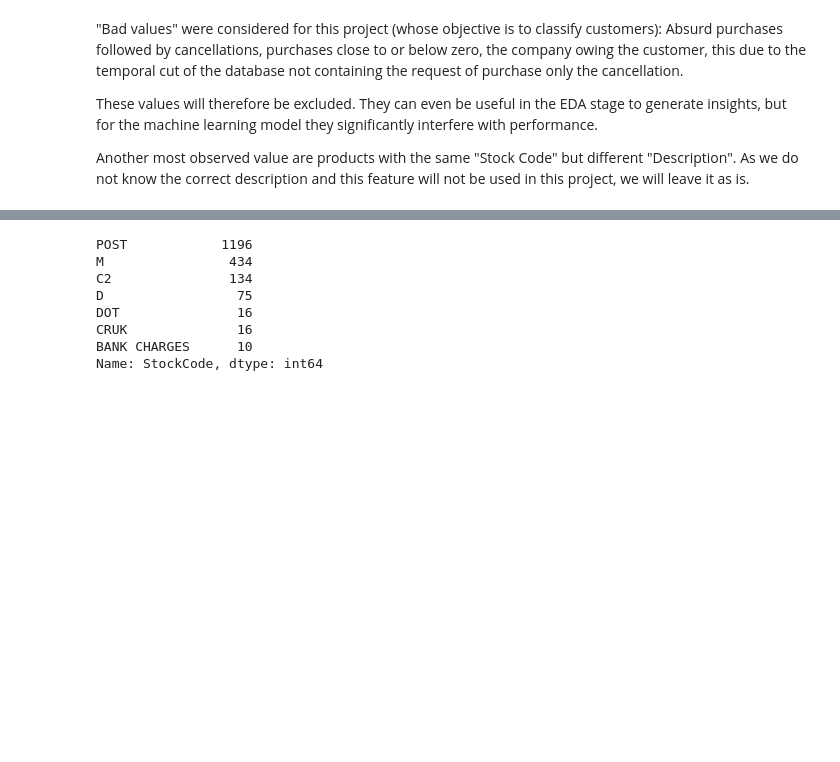
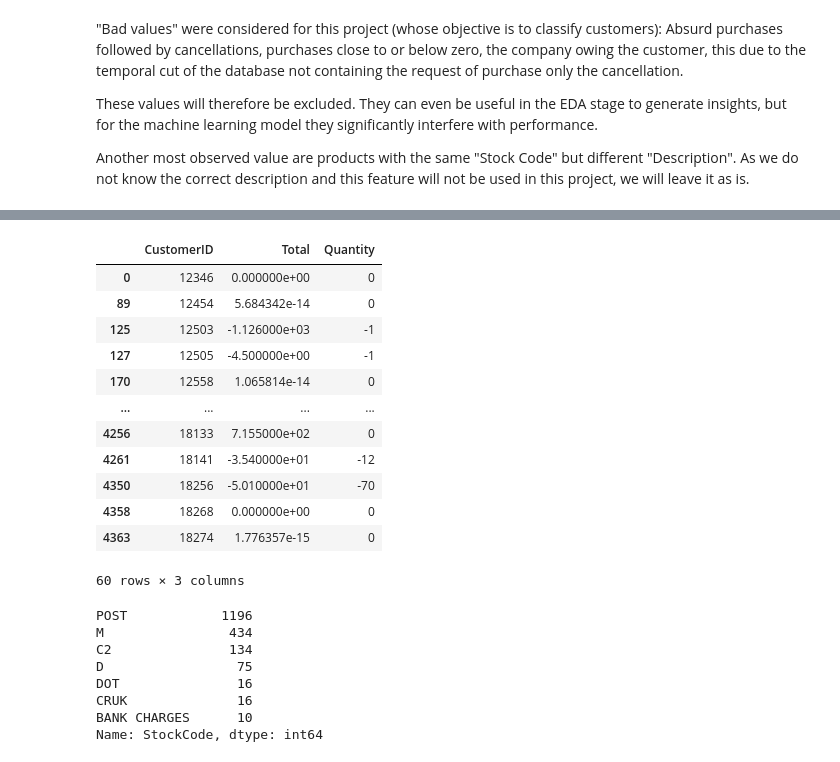
Before and after one commit to alyssonvidal/E-Commerce-Clusterization, a Jupyter notebook: notebooks/part01_preprocessing.ipynb, the cells around one changed output, grey strips where cells are left out. Saved outputs shown, nothing was run; the diff lists cells and outputs as text; code cells hidden in the pictures; blank space fills up the shorter version.

```diff
--- a/notebooks/part01_preprocessing.ipynb
+++ b/notebooks/part01_preprocessing.ipynb
@@ -171,6 +187,22 @@ sum_transactions_per_client=data[['CustomerID','Total','Quantity']].groupby('Cus
 #Customers who do not have a positive purchase balance or who owe the company (due to the temporal cut of the database) will be excluded
 
 bad_clients = sum_transactions_per_client.loc[(sum_transactions_per_client['Total'] <= 0.5) | (sum_transactions_per_client['Quantity'] <= 1)]
+# %%
+bad_clients
+# %% [output]
+|  | CustomerID | Total | Quantity |
+| 0 | 12346 | 0.000000e+00 | 0 |
+| 89 | 12454 | 5.684342e-14 | 0 |
+| 125 | 12503 | -1.126000e+03 | -1 |
+| 127 | 12505 | -4.500000e+00 | -1 |
+| 170 | 12558 | 1.065814e-14 | 0 |
+| ... | ... | ... | ... |
+| 4256 | 18133 | 7.155000e+02 | 0 |
+| 4261 | 18141 | -3.540000e+01 | -12 |
+| 4350 | 18256 | -5.010000e+01 | -70 |
+| 4358 | 18268 | 0.000000e+00 | 0 |
+| 4363 | 18274 | 1.776357e-15 | 0 |
+60 rows × 3 columns
 # %%
 list_bad_clients=bad_clients['CustomerID'].tolist()
 data = data[~data['CustomerID'].isin(list_bad_clients)]
```
Also changed, not shown: parts of 2 cells of this notebook, 2 other files.
